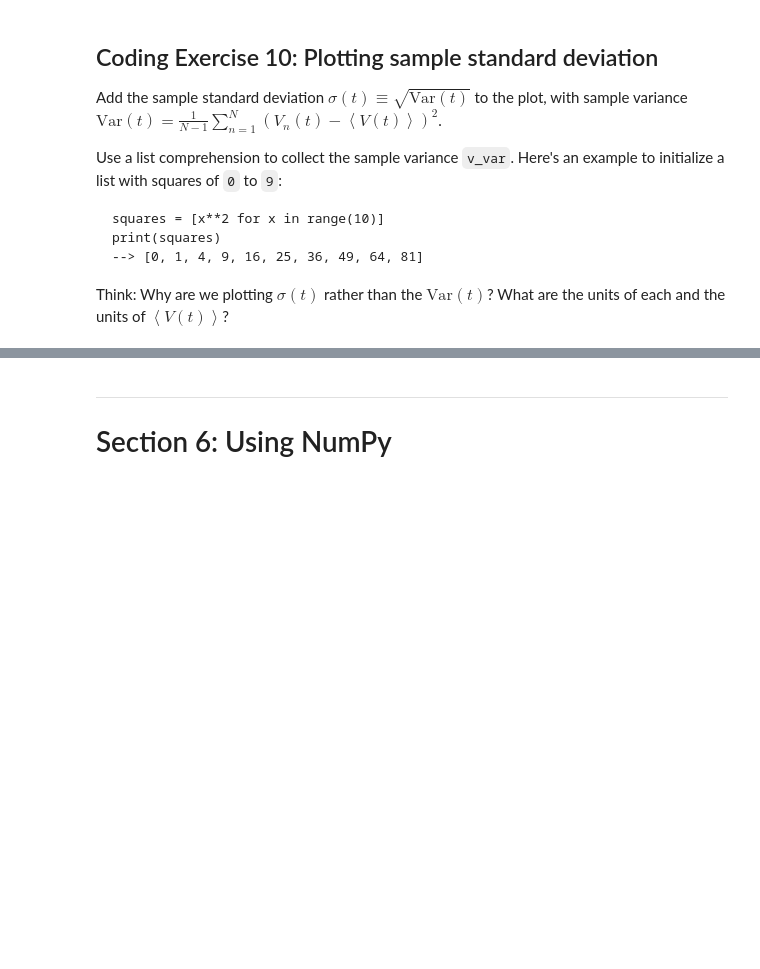
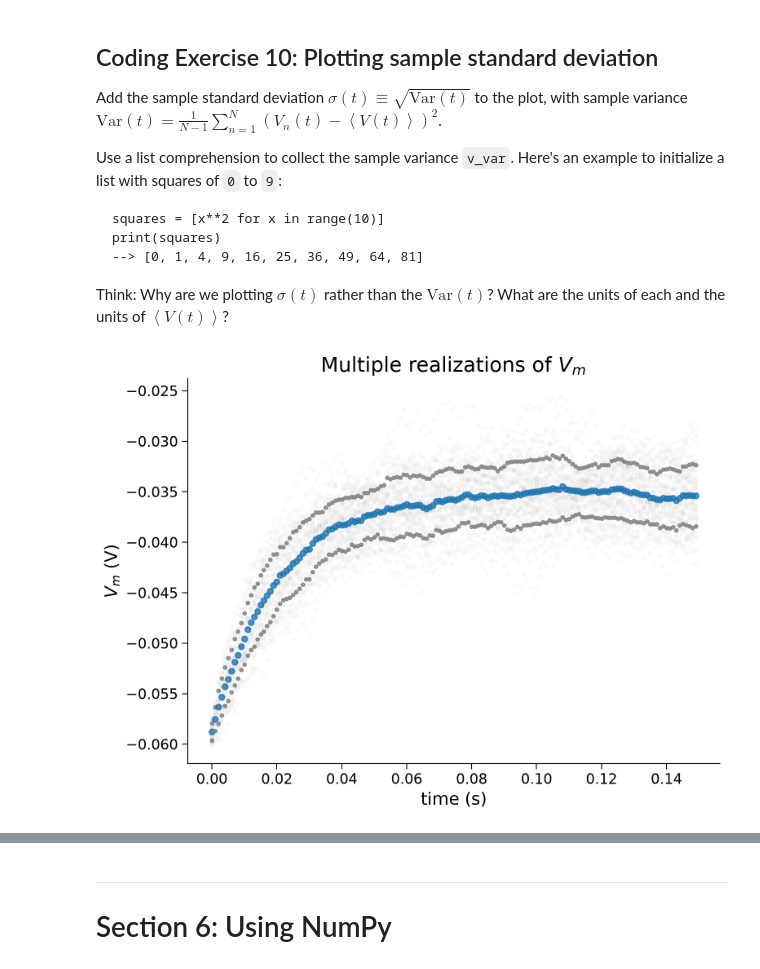
Before and after one commit to ArelyX1/Computational-Neuroscience-Notes, a Jupyter notebook: Neuromatch/WEEK0/W0D1_Tutorial1.ipynb, the cells around one changed output, grey strips where cells are left out. Cells and saved outputs as stored; diff of their text form; code cells hidden in the pictures; blank space fills up the shorter version.

```diff
--- a/Neuromatch/WEEK0/W0D1_Tutorial1.ipynb
+++ b/Neuromatch/WEEK0/W0D1_Tutorial1.ipynb
@@ -1067,11 +1063,6 @@ print(squares)
 
 Think: Why are we plotting $\sigma(t)$ rather than the $\text{Var}(t)$? What are the units of each and the units of $\left\langle V(t)\right\rangle$?
 # %%
-#################################################
-## TODO for students: fill out code to plot sample standard deviation ##
-# Fill out code and comment or remove the next line
-raise NotImplementedError("Student exercise: You need to plot the sample standard deviation")
-#################################################
 
 # Set random number generator
 np.random.seed(2020)
@@ -1081,7 +1072,10 @@ step_end = int(t_max / dt)
 n = 50
 
 # Intiatialize the list v_n with 50 values of membrane leak potential el
-v_n = [el] * n
+v_n = np.full(n, el)
+
+
+v_n = np.array(v_n)
 
 # Initialize the figure
 plt.figure()
@@ -1097,41 +1091,43 @@ for step in range(step_end):
 
   # Loop for n simulations
   for j in range(0, n):
 
     # Compute value of i at this time step
-    i = i_mean * (1 + 0.1 * (t_max/dt)**(0.5) * (2* np.random.random() - 1))
+    i = i_mean * (1 + 0.1 * np.sqrt(t_max/dt) * np.random.uniform(-1, 1))
 
     # Compute value of v for this simulation
     v_n[j] = v_n[j] + (dt / tau) * (el - v_n[j] + r*i)
 
   # Compute sample mean
-  v_mean = sum(v_n) / n
+  v_mean = np.sum(v_n) / n
 
   # Initialize a list `v_var_n` with the contribution of each V_n(t) to
   # Var(t) with a list comprehension over values of v_n
-  v_var_n = ...
+  v_var_n = [np.power((i - v_mean), 2) for i in v_n]
 
   # Compute sample variance v_var by summing the values of v_var_n with sum and dividing by n-1
-  v_var = ...
+  v_var = np.sum(v_var_n)/(n-1)
 
   # Compute the standard deviation v_std with the function np.sqrt
-  v_std = ...
+  v_std = np.sqrt(v_var)
 
   # Plot simulations
-  plt.plot(n*[t], v_n, 'k.', alpha=0.1)
+  plt.plot(n*[t], v_n, 'k.', alpha=0.01)
 
   # Plot sample mean using alpha=0.8 and'C0.' for blue
   plt.plot(t, v_mean, 'C0.', alpha=0.8, markersize=10)
 
   # Plot mean + standard deviation with alpha=0.8 and argument 'C7.'
-  plt.plot(...)
+  plt.plot(t, v_mean + v_std, 'C7.', alpha = 0.8)
 
   # Plot mean - standard deviation with alpha=0.8 and argument 'C7.'
-  plt.plot(...)
+  plt.plot(t, v_mean - v_std, 'C7.', alpha = 0.8)
 
 
 # Display plot
 plt.show()
+# %% [output]
+[figure, added]
 # %% [markdown]
 [*Click for solution*](https://github.com/NeuromatchAcademy/precourse/tree/main/tutorials/W0D1_PythonWorkshop1/solutions/W0D1_Tutorial1_Solution_c05a930d.py)
 
```
Also changed, not shown: parts of 5 cells of this notebook.
